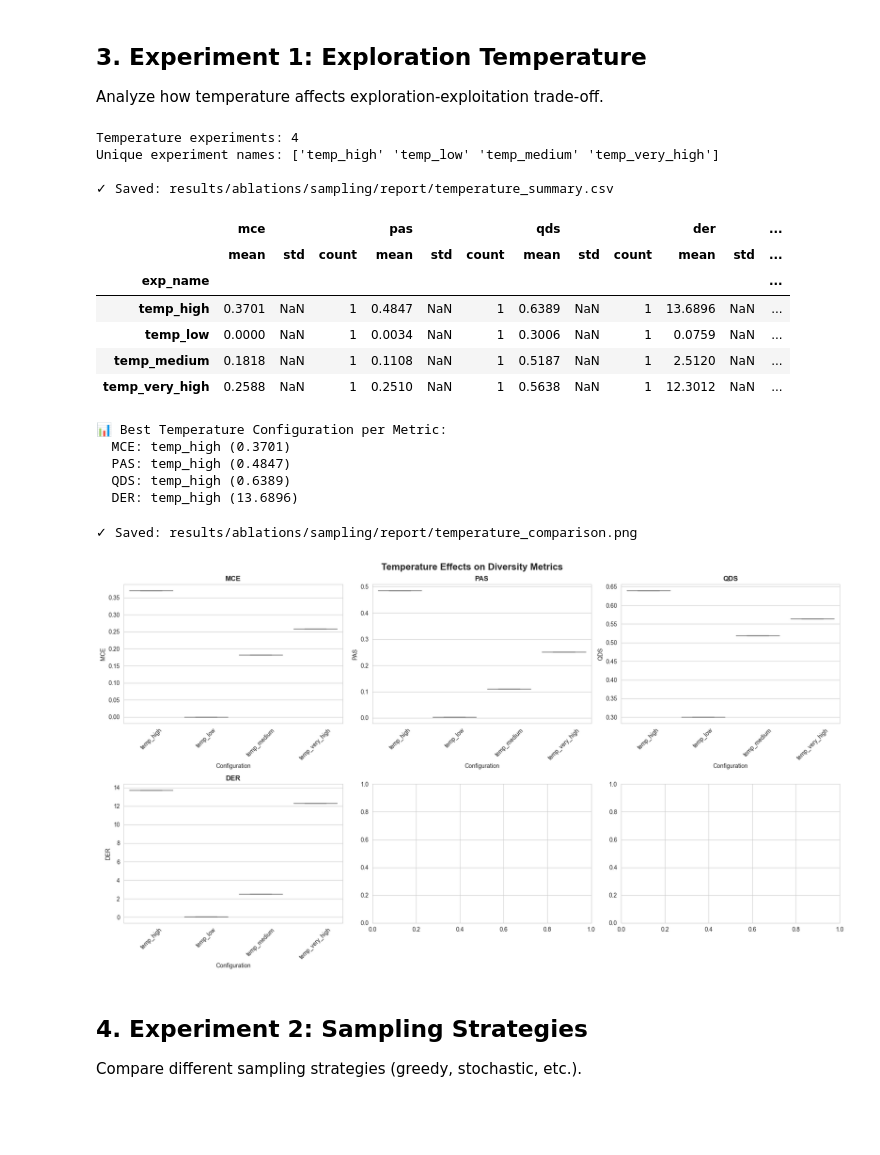
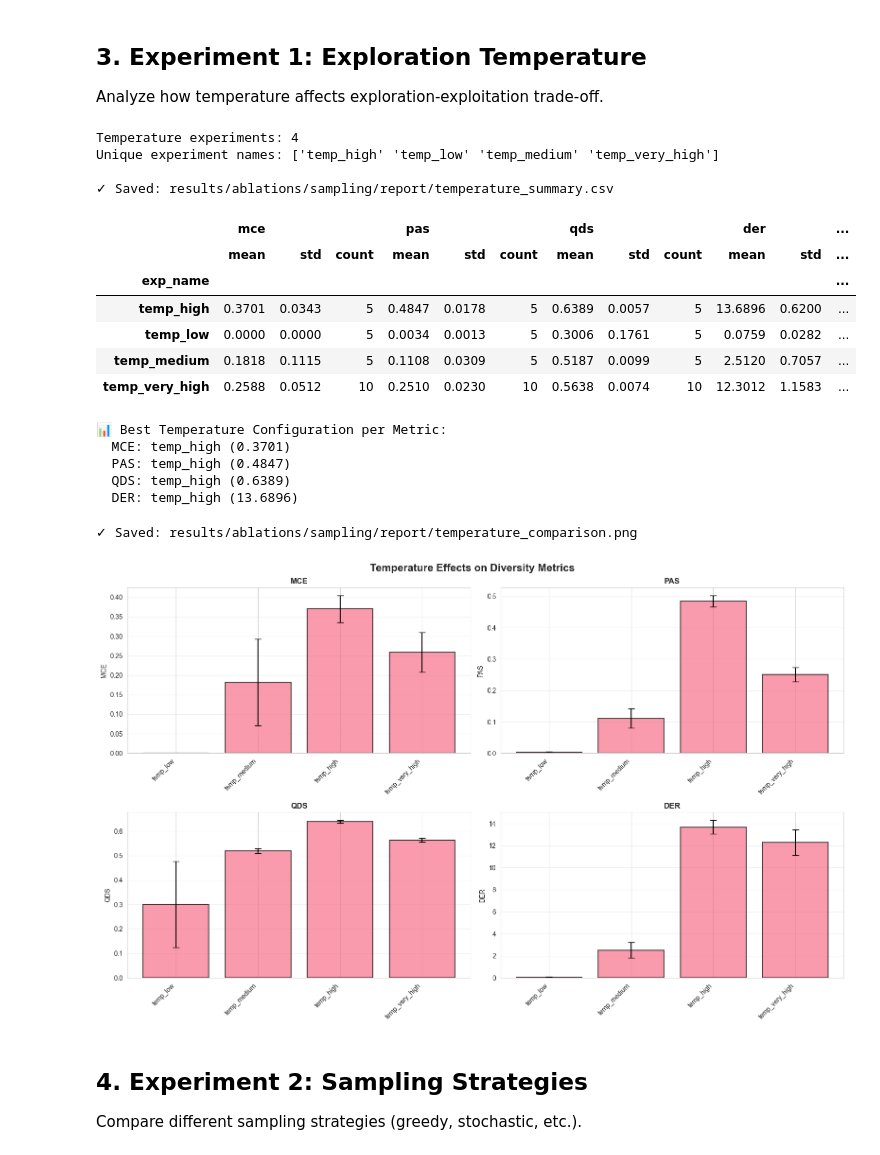
Before and after one commit to katroue/diversity-mogfn, a Jupyter notebook: scripts/ablations/create_sampling_ablation_report.ipynb, the cells around one changed output. Cells and saved outputs as stored; diff of their text form; code cells hidden in the pictures; blank space fills up the shorter version.

```diff
--- a/scripts/ablations/create_sampling_ablation_report.ipynb
+++ b/scripts/ablations/create_sampling_ablation_report.ipynb
@@ -339,8 +339,31 @@ if len(temp_df) > 0:
     print(f"Temperature experiments: {len(temp_df)}")
     print(f"Unique experiment names: {temp_df['exp_name'].unique()}")
 
-    # Summary statistics
-    temp_summary = temp_df.groupby('exp_name')[available_metrics].agg(['mean', 'std', 'count'])
+    # Summary statistics - USE THE STD COLUMNS ALREADY COMPUTED IN CELL 5
+    summary_rows = []
+    for exp_name in temp_df['exp_name'].unique():
+        exp_data = temp_df[temp_df['exp_name'] == exp_name].iloc[0]
+        row_dict = {'exp_name': exp_name}
+
+        for metric in available_metrics:
+            row_dict[f'{metric}_mean'] = exp_data[metric]
+            row_dict[f'{metric}_std'] = exp_data.get(f'{metric}_std', float('nan'))
+            row_dict[f'{metric}_count'] = exp_data.get('num_seeds', 1)
+
+        summary_rows.append(row_dict)
+
+    # Convert to DataFrame
+    temp_summary = pd.DataFrame(summary_rows).set_index('exp_name')
+
+    # Reshape to multi-level columns
+    reshaped_data = {}
+    for metric in available_metrics:
+        reshaped_data[(metric, 'mean')] = temp_summary[f'{metric}_mean']
+        reshaped_data[(metric, 'std')] = temp_summary[f'{metric}_std']
+        reshaped_data[(metric, 'count')] = temp_summary[f'{metric}_count']
+
+    temp_summary = pd.DataFrame(reshaped_data)
+    temp_summary.columns = pd.MultiIndex.from_tuples(temp_summary.columns)
     temp_summary.to_csv(output_dir / 'temperature_summary.csv')
     print(f"\n✓ Saved: {output_dir / 'temperature_summary.csv'}")
 
@@ -363,10 +386,10 @@ Unique experiment names: ['temp_high' 'temp_low' 'temp_medium' 'temp_very_high']
 |  | mce |  |  | pas |  |  | qds |  |  | der |  | ... |
 |  | mean | std | count | mean | std | count | mean | std | count | mean | std | ... |
 | exp_name |  |  |  |  |  |  |  |  |  |  |  | ... |
-| temp_high | 0.3701 | NaN | 1 | 0.4847 | NaN | 1 | 0.6389 | NaN | 1 | 13.6896 | NaN | ... |
-| temp_low | 0.0000 | NaN | 1 | 0.0034 | NaN | 1 | 0.3006 | NaN | 1 | 0.0759 | NaN | ... |
-| temp_medium | 0.1818 | NaN | 1 | 0.1108 | NaN | 1 | 0.5187 | NaN | 1 | 2.5120 | NaN | ... |
-| temp_very_high | 0.2588 | NaN | 1 | 0.2510 | NaN | 1 | 0.5638 | NaN | 1 | 12.3012 | NaN | ... |
+| temp_high | 0.3701 | 0.0343 | 5 | 0.4847 | 0.0178 | 5 | 0.6389 | 0.0057 | 5 | 13.6896 | 0.6200 | ... |
+| temp_low | 0.0000 | 0.0000 | 5 | 0.0034 | 0.0013 | 5 | 0.3006 | 0.1761 | 5 | 0.0759 | 0.0282 | ... |
+| temp_medium | 0.1818 | 0.1115 | 5 | 0.1108 | 0.0309 | 5 | 0.5187 | 0.0099 | 5 | 2.5120 | 0.7057 | ... |
+| temp_very_high | 0.2588 | 0.0512 | 10 | 0.2510 | 0.0230 | 10 | 0.5638 | 0.0074 | 10 | 12.3012 | 1.1583 | ... |
 📊 Best Temperature Configuration per Metric:
   MCE: temp_high (0.3701)
   PAS: temp_high (0.4847)
@@ -375,28 +398,45 @@ Unique experiment names: ['temp_high' 'temp_low' 'temp_medium' 'temp_very_high']
 # %%
 # Visualize temperature effects
 if len(temp_df) > 0:
-    fig, axes = plt.subplots(2, 3, figsize=(18, 10))
+    fig, axes = plt.subplots(2, 2, figsize=(16, 10))
     fig.suptitle('Temperature Effects on Diversity Metrics', fontsize=16, fontweight='bold')
+    axes = axes.flatten()
 
-    for idx, metric in enumerate(available_metrics[:6]):
-        ax = axes[idx // 3, idx % 3]
+    for idx, metric in enumerate(available_metrics[:4]):
+        ax = axes[idx]
 
-        # Box plot
-        temp_df_plot = temp_df[['exp_name', metric]].dropna()
-        if len(temp_df_plot) > 0:
-            sns.boxplot(data=temp_df_plot, x='exp_name', y=metric, ax=ax)
-            ax.set_title(f'{metric.upper()}', fontweight='bold')
-            ax.set_xlabel('Configuration')
-            ax.set_ylabel(metric.upper())
-            ax.tick_params(axis='x', rotation=45)
+        # Prepare data for bar plot
+        plot_data = temp_df[['exp_name', metric]].copy()
+
+        # Add error bars if std columns exist
+        if f'{metric}_std' in temp_df.columns:
+            plot_data['std'] = temp_df[f'{metric}_std']
+        else:
+            plot_data['std'] = 0
+
+        # Custom order for temperature (low -> medium -> high -> very_high)
+        temp_order = ['temp_low', 'temp_medium', 'temp_high', 'temp_very_high']
+        plot_data['order'] = plot_data['exp_name'].apply(lambda x: temp_order.index(x) if x in temp_order else 999)
+        plot_data = plot_data.sort_values('order')
+
+        # Create bar plot with error bars
+        x_pos = range(len(plot_data))
+        ax.bar(x_pos, plot_data[metric], yerr=plot_data['std'],
+               capsize=5, alpha=0.7, edgecolor='black', linewidth=1.5)
+
+        ax.set_xticks(x_pos)
+        ax.set_xticklabels(plot_data['exp_name'], rotation=45, ha='right')
+        ax.set_title(f'{metric.upper()}', fontweight='bold', fontsize=12)
+        ax.set_ylabel(metric.upper())
+        ax.grid(axis='y', alpha=0.3)
 
     plt.tight_layout()
     plt.savefig(output_dir / 'temperature_comparison.png', dpi=300, bbox_inches='tight')
     print(f"✓ Saved: {output_dir / 'temperature_comparison.png'}")
     plt.show()
 # %% [output]
 ✓ Saved: results/ablations/sampling/report/temperature_comparison.png
-[figure, old version]
+[figure, new version]
 # %% [markdown]
 ## 4. Experiment 2: Sampling Strategies
 
```
Also changed, not shown: parts of 9 cells of this notebook, 20 other files.
